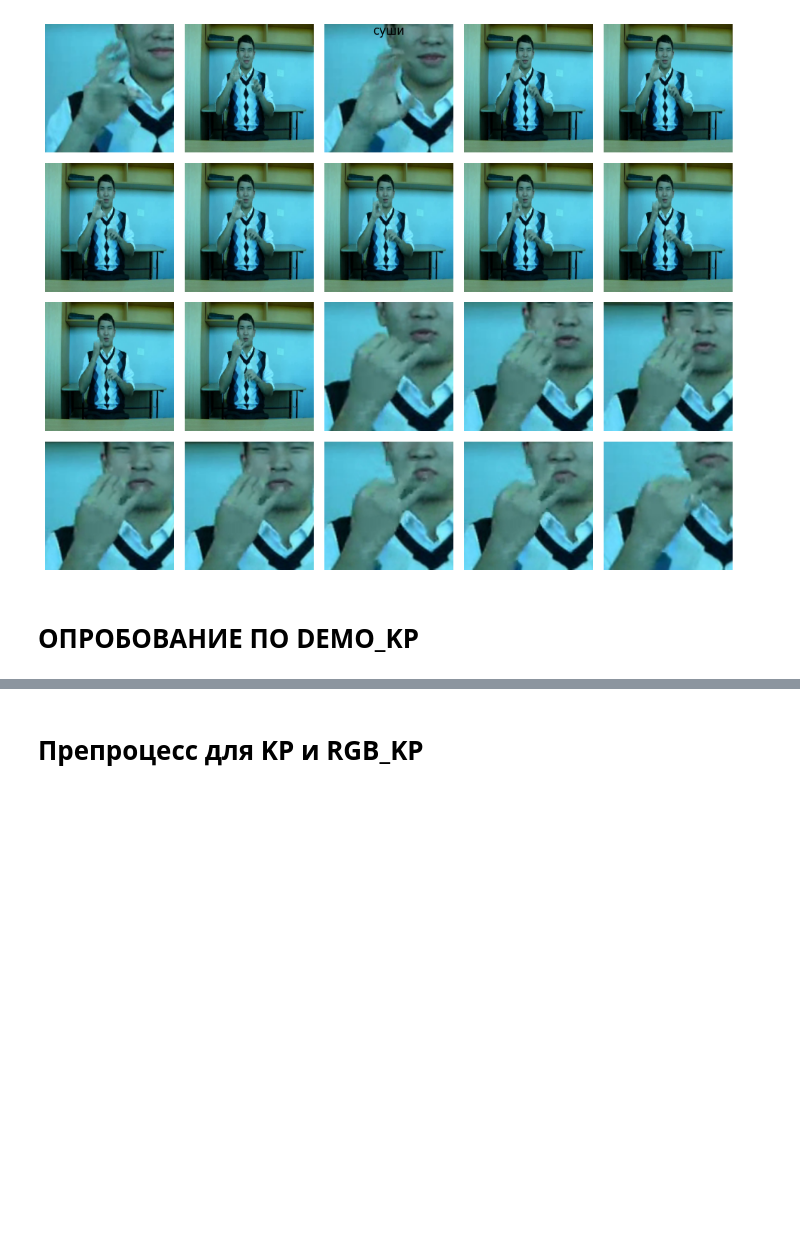
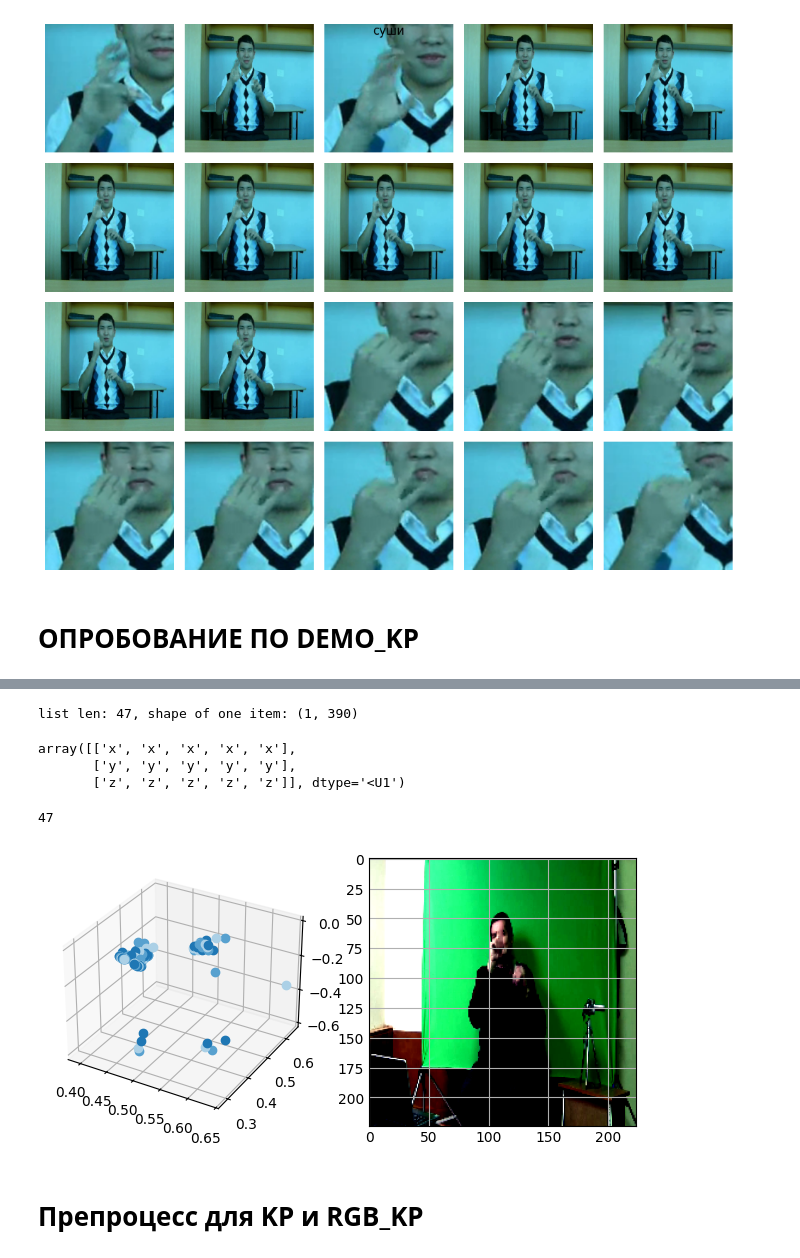
Before and after one commit to JenyaTumturumm/dactyl-recognition, a Jupyter notebook: testing.ipynb, the cells around one changed output, grey strips where cells are left out. Saved outputs shown, nothing was run; the diff lists cells and outputs as text; code cells hidden in the pictures; blank space fills up the shorter version.

```diff
--- a/testing.ipynb
+++ b/testing.ipynb
@@ -893,6 +896,7 @@ import matplotlib.pyplot as plt
 from matplotlib.axes import Axes
 from typing import List, Union
 import mediapipe as mp
+from mediapipe.python.solutions import hands as mp_hands
 
 # ============================================================
 # НОРМАЛИЗАЦИЯ (ImageNet)
@@ -903,15 +907,15 @@ NORM_STD = np.array([0.229, 0.224, 0.225], dtype=np.float32)
 # ============================================================
 # ДЕТЕКЦИЯ РУКИ
 # ============================================================
-mp_hands = mp.solutions.hands
-hands_detector = mp_hands.Hands(
+# mp_hands = mp.solutions.hands
+base_hands_detector = mp_hands.Hands(
     static_image_mode=True,
     max_num_hands=1,
     min_detection_confidence=0.5,
     min_tracking_confidence=0.5
 )
 
-def crop_hand_region(frame_rgb, padding=50):
+def crop_hand_region(frame_rgb: np.ndarray, padding=50, hands_detector: mp_hands.Hands = base_hands_detector):
     """
     Обнаруживает руку и вырезает КВАДРАТ вокруг неё (чтобы не искажать пропорции).
     """
@@ -951,7 +955,7 @@ def crop_hand_region(frame_rgb, padding=50):
 # ============================================================
 # ПРЕДОБРАБОТКА КАДРОВ (С КРОПОМ)
 # ============================================================
-def preprocess_frames(video_path, img_size=224, crop_hand=True):
+def preprocess_frames(video_path, img_size=224, crop_hand=True, dynamic_crop=False):
     """
     Возвращает предобработанный список кадров видео
 
@@ -959,9 +963,18 @@ def preprocess_frames(video_path, img_size=224, crop_hand=True):
         video_path: путь к видео
         img_size: размер для ресайза
         crop_hand: детектировать и кропать руку (True/False)
+        dynamic_crop: учитывать динамику при кропе
     """
     cap = cv2.VideoCapture(video_path)
     frames: list[np.ndarray] = []
+
+    if dynamic_crop:
+        detector = mp_hands.Hands(
+            static_image_mode=True,
+            max_num_hands=1,
+            min_detection_confidence=0.5,
+            min_tracking_confidence=0.5
+        )
 
     while True:
         ret, frame = cap.read()
@@ -973,7 +986,8 @@ def preprocess_frames(video_path, img_size=224, crop_hand=True):
 
         # ДЕТЕКЦИЯ И КРОП РУКИ
         if crop_hand:
-            frame_rgb, bbox = crop_hand_region(frame_rgb, padding=30)
+            kwargs = {"hands_detector": detector} if dynamic_crop else {}
+            frame_rgb, bbox = crop_hand_region(frame_rgb, padding=30, **kwargs)
 
         # Resize
         frame_resized = cv2.resize(frame_rgb, (img_size, img_size))
@@ -1048,3 +1062,6 @@ display_frames(frames[length//2 - 10 : length//2 + 10], video_info['word'])
 [figure]
 # %% [markdown]
 # ОПРОБОВАНИЕ ПО DEMO_KP
+# %%
+# RGB | KP | RGB_KP
+MODE = "RGB"
@@ -1251,0 +1388,34 @@ Reuslts are saved to  demo_KP\Predictions.txt
+# %%
+print(f"list len: {len(runner.landmarks_list)}, shape of one item: {runner.landmarks_list[0].shape}")
+# %% [output]
+list len: 47, shape of one item: (1, 390)
+# %%
+np.array([['x'] * 5 + ['y'] * 5 + ['z'] * 5]).reshape(3, 5)
+# %% [output]
+array([['x', 'x', 'x', 'x', 'x'],
+       ['y', 'y', 'y', 'y', 'y'],
+       ['z', 'z', 'z', 'z', 'z']], dtype='<U1')
+# %%
+preprocessed_frames = preprocess_frames(FOLDER_PATH / "RSLM-m1-s42_02_канарейка.webm", crop_hand=False)
+len(preprocessed_frames)
+# %% [output]
+47
+# %%
+import matplotlib.pyplot as plt
+from matplotlib.axes import Axes
+from IPython.display import clear_output
+plt.style.use('_mpl-gallery')
+
+for landmarks, frame in zip(runner.landmarks_list, preprocessed_frames):
+    # fig, ax = plt.subplots(1, 2, figsize=(6, 3))
+    fig = plt.figure(figsize=(6, 3))
+    fig.add_subplot(1, 2, 1, projection = "3d")
+    coords = landmarks.reshape(3, -1)
+    for i in range(coords.shape[-1]):
+        plt.plot(*coords[:, i], 'o')
+    fig.add_subplot(1, 2, 2)
+    plt.imshow(np.clip(np.transpose(frame * NORM_MEAN[:, None, None] + NORM_STD[:, None, None], (1, 2, 0)), 0.0, 1.0))
+    plt.show()
+    clear_output(wait=True)
+# %% [output]
+[figure, added]
```
Also changed, not shown: parts of 5 cells of this notebook, 2 other files.
